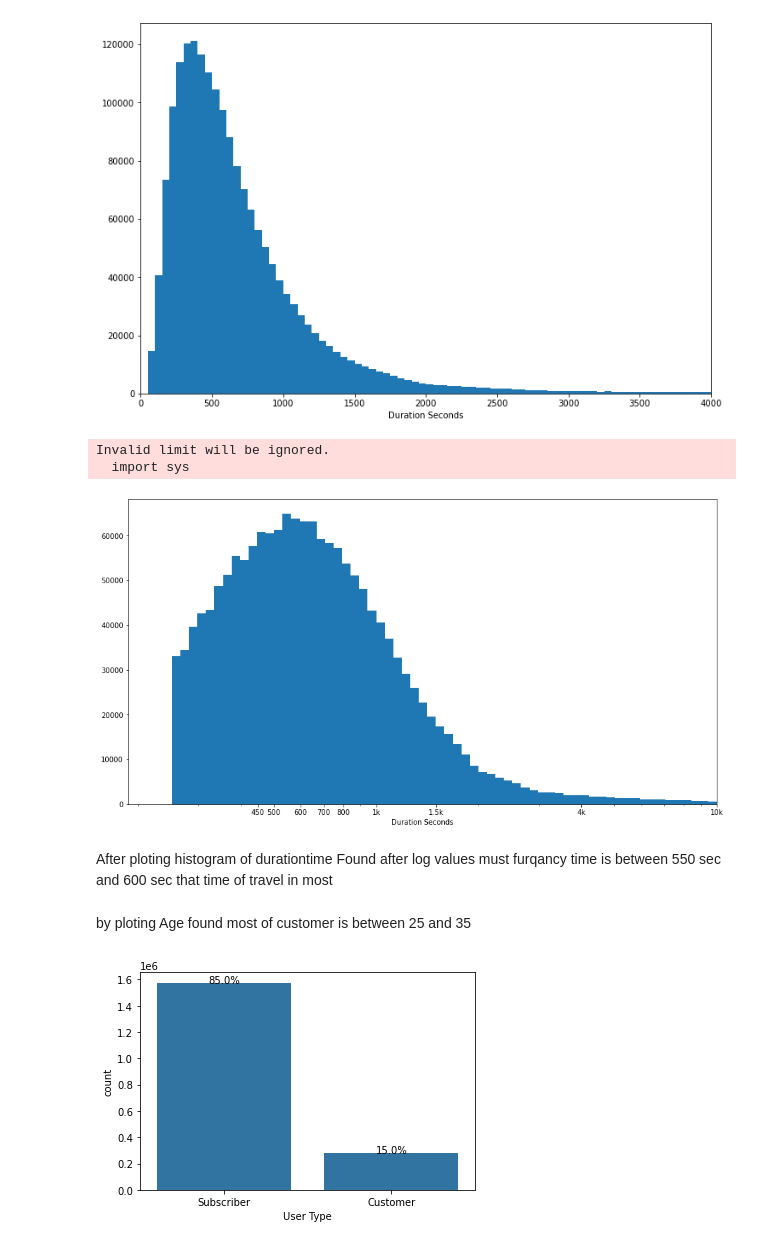
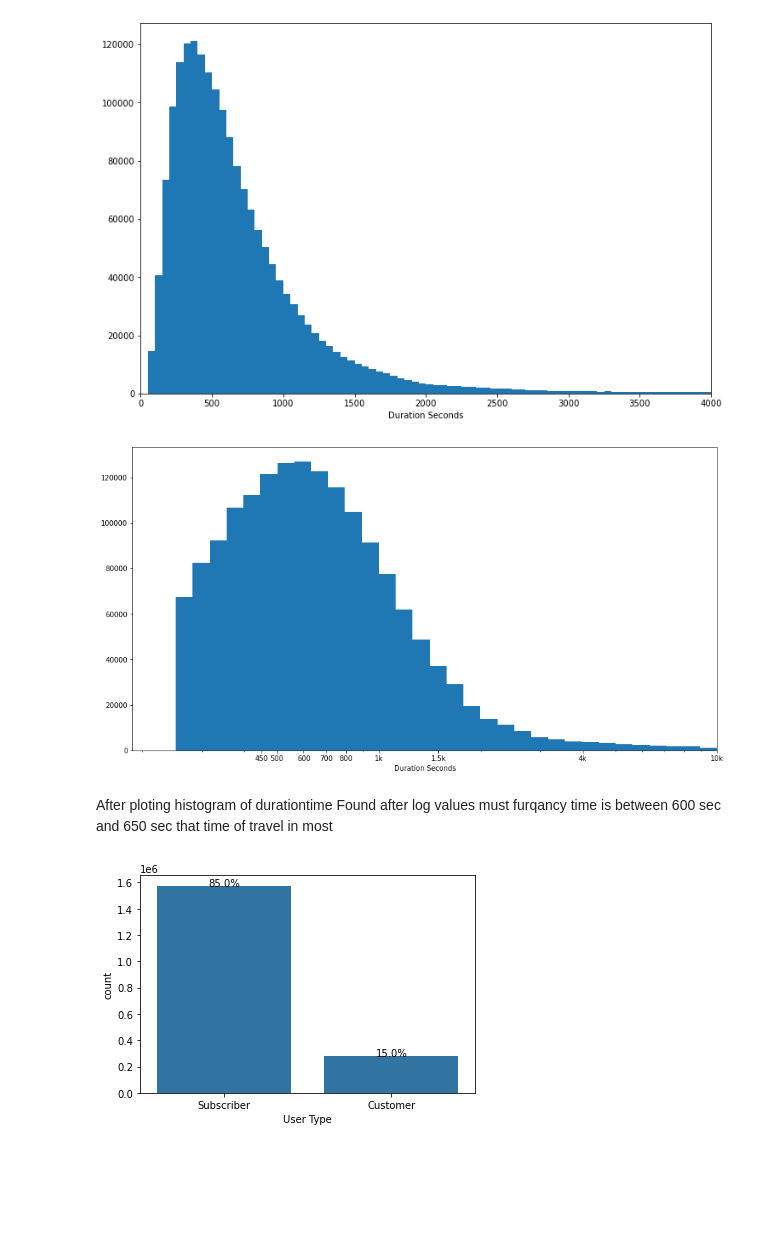
Before and after one commit to mohammg/Ford-Go-Bike, a Jupyter notebook: exploration_FordBike.ipynb, the cells around one changed output. Saved outputs shown, nothing was run; the diff lists cells and outputs as text; code cells hidden in the pictures; blank space fills up the shorter version.

```diff
--- a/exploration_FordBike.ipynb
+++ b/exploration_FordBike.ipynb
@@ -255,25 +250,21 @@ plt.show()
 # %% [output]
 [figure]
 # %%
-log_binsize = 0.025
+log_binsize = 0.05
 plt.figure(figsize=(15,8))
 
 bins = 10 ** np.arange(2.4, np.log10(df_clean['duration_sec'].max())+log_binsize, log_binsize)
 plt.hist(data = df_clean, x = 'duration_sec',bins=bins);
 plt.xscale('log')
 plt.xlim((0,1e4))
 plt.xticks([450,500,600,700,800,1000, 1500, 4000,10000], [450,500,600,700,800, '1k','1.5k','4k','10k'])
 
 plt.xlabel('Duration Seconds')
 plt.show()
 # %% [output]
-Invalid limit will be ignored.
-  import sys
-[figure, old version]
+[figure, new version]
 # %% [markdown]
-After ploting histogram of durationtime Found after log values must furqancy time is between 550 sec and 600 sec that time of travel in most
+After ploting histogram of durationtime Found after log values must furqancy time is between 600 sec and 650 sec that time of travel in most
-# %% [markdown]
-by ploting Age found most of customer is between 25 and 35
 # %%
 def DrowbarVert(df,colname,labelfig):
     val_counts=df[colname].value_counts()
```
Also changed, not shown: parts of 29 cells of this notebook, 3 other files.
